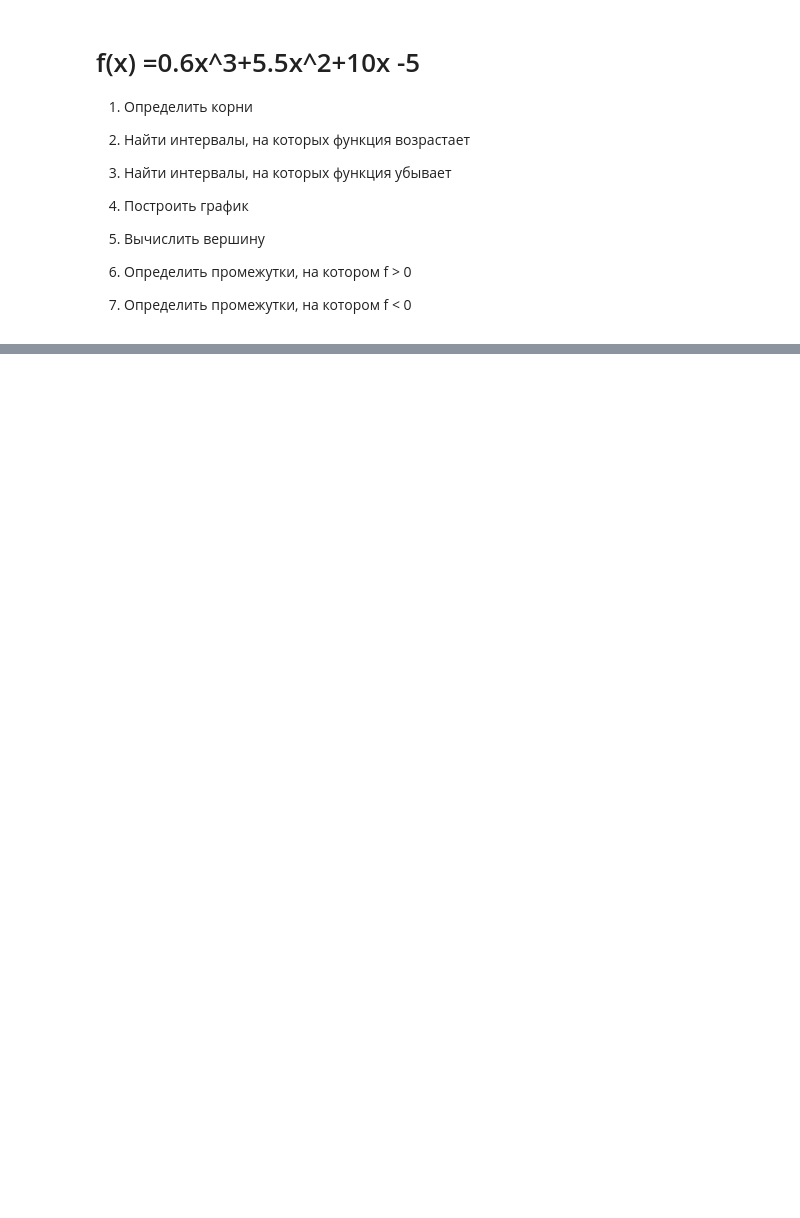
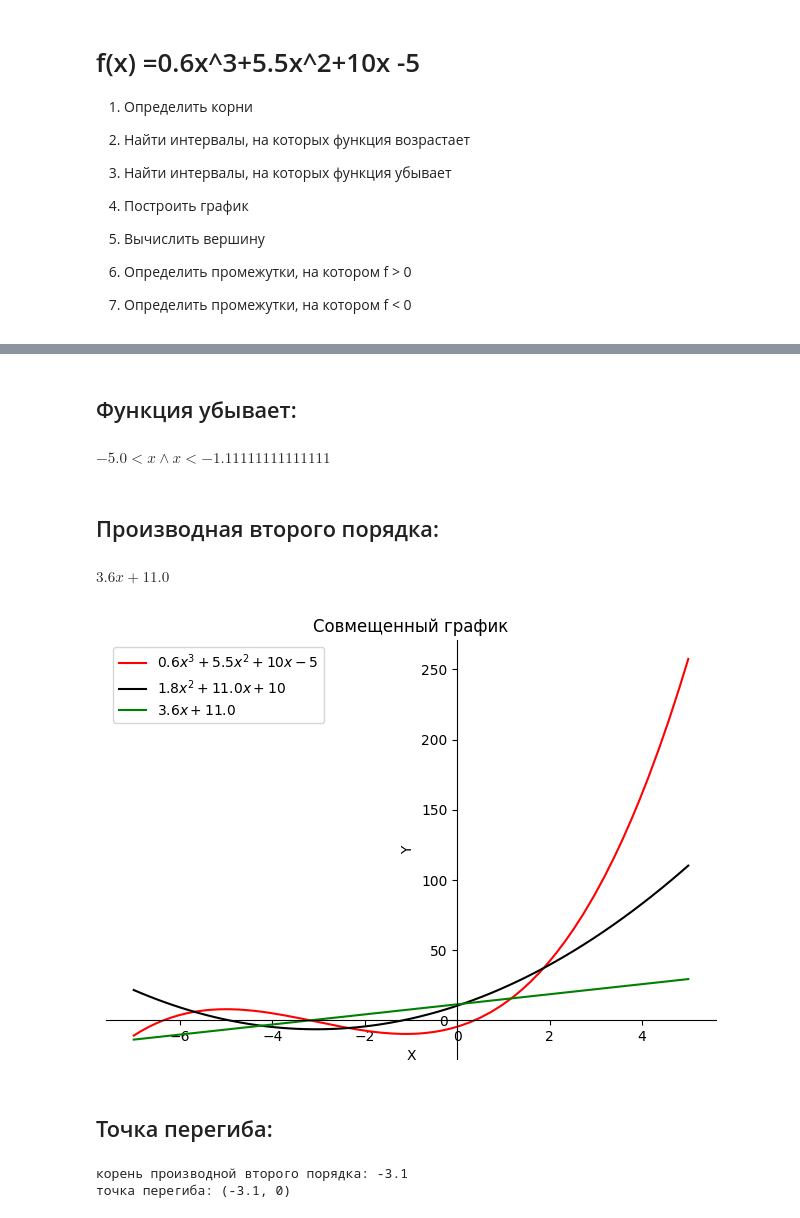
Before and after one commit to EvgeniyVadimovichTitov/startAnalitic, a Jupyter notebook: first_project_ayalytics.ipynb, the cells around one changed output, grey strips where cells are left out. Saved outputs shown, nothing was run; the diff lists cells and outputs as text; code cells hidden in the pictures; blank space fills up the shorter version.

```diff
--- a/first_project_ayalytics.ipynb
+++ b/first_project_ayalytics.ipynb
@@ -46,0 +72,31 @@ ModuleNotFoundError: No module named 'sympy'
+# %% [markdown]
+## Функция убывает:
+# %%
+ solve(derivative < 0,x)
+# %% [output]
+$\displaystyle -5.0 < x \wedge x < -1.11111111111111$
+# %% [markdown]
+## Производная второго порядка:
+# %%
+derivative_2 = diff(derivative)
+derivative_2
+# %% [output]
+$\displaystyle 3.6 x + 11.0$
+# %%
+g3 = plot(f_x, derivative, derivative_2, (x,-7,5), title="Совмещенный график", legend= True, xlabel='X', ylabel='Y', show=False)
+
+g3[0].line_color = 'red'
+g3[1].line_color = 'black'
+g3[2].line_color = 'green'
+
+g3.show()
+# %% [output]
+[figure, added]
+# %% [markdown]
+## Точка перегиба:
+# %%
+print("корень производной второго порядка:", solve(derivative_2,x)[0].n(2))
+print(f'точка перегиба: ({solve(derivative_2,x)[0].n(2)}, 0)')
+# %% [output]
+корень производной второго порядка: -3.1
+точка перегиба: (-3.1, 0)
```
Also changed, not shown: parts of 15 cells of this notebook, 1 other file.
